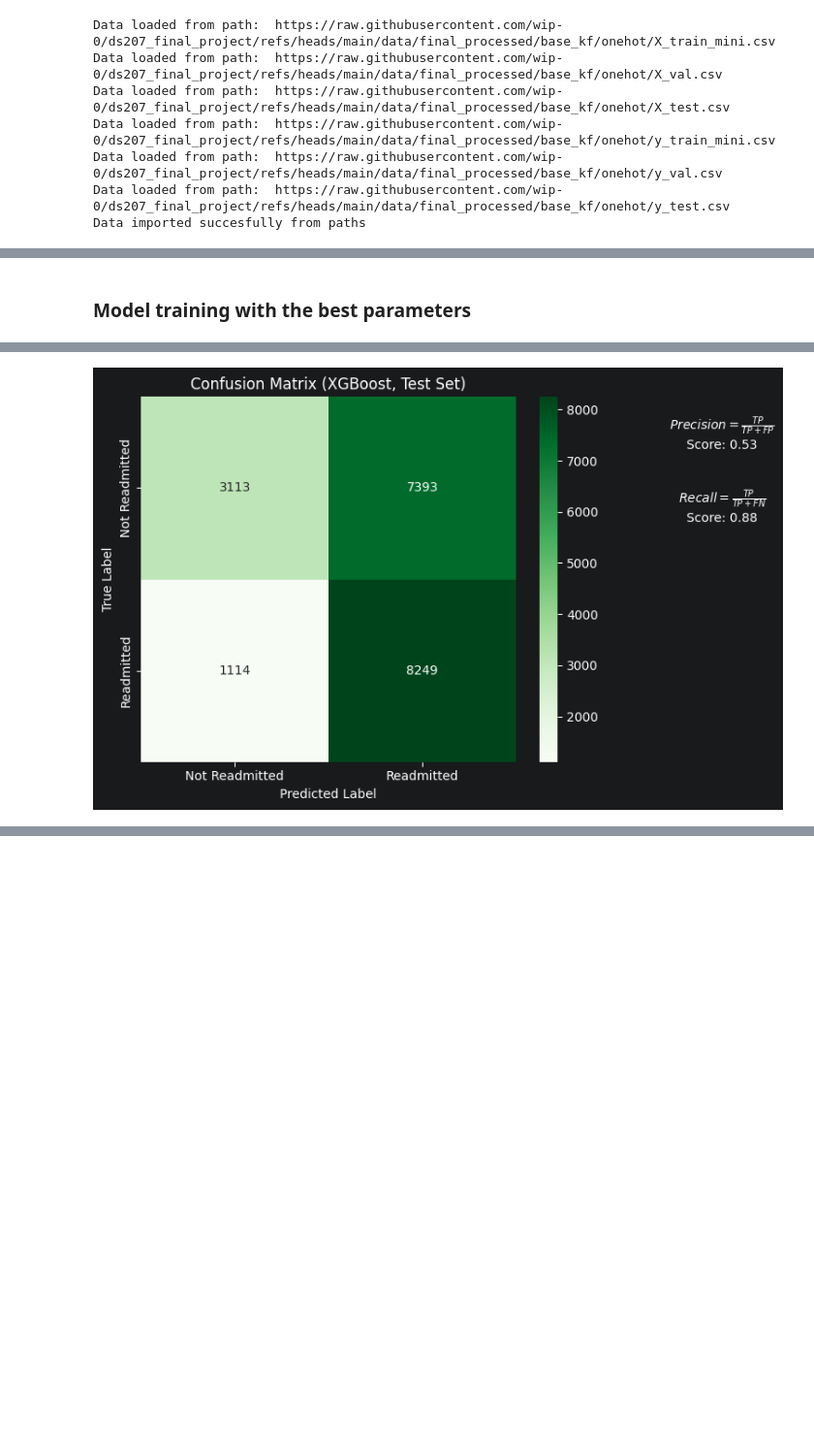
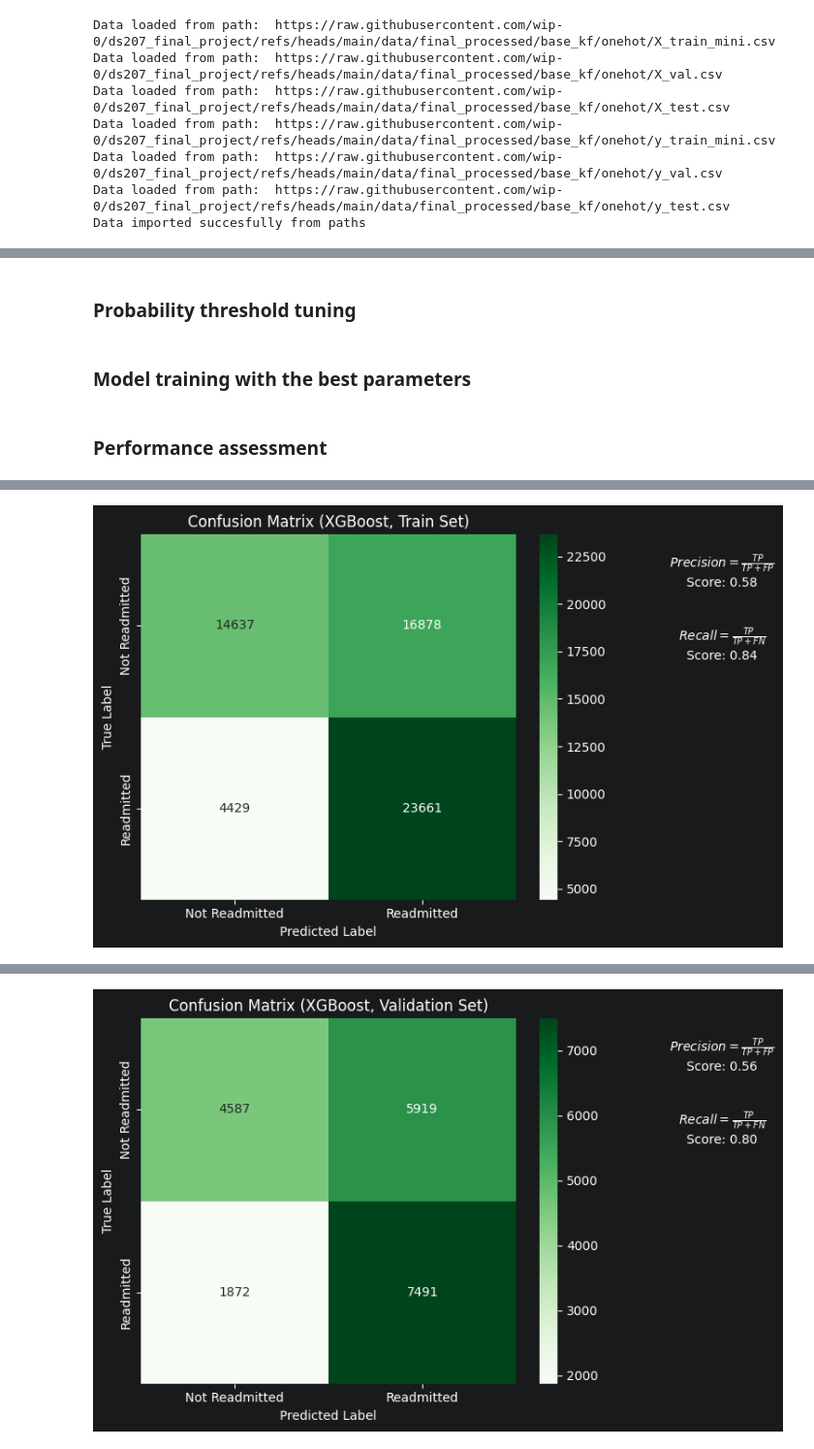
Before and after one commit to wip-0/ds207_final_project, a Jupyter notebook: notebook/gradient_boosting/xgboost.ipynb, the cells around one changed output, grey strips where cells are left out. Shown at 97% size. Saved outputs shown, nothing was run; the diff lists cells and outputs as text; code cells hidden in the pictures; blank space fills up the shorter version.

Commit message:
Added boosting notebooks and results

```diff
--- a/notebook/gradient_boosting/xgboost.ipynb
+++ b/notebook/gradient_boosting/xgboost.ipynb
@@ -229,0 +175,2 @@ accuracy: 0.6213196436660123
+# %% [markdown]
+### Probability threshold tuning
@@ -237,27 +226,74 @@ if not MODEL_LOAD:
     with open(os.path.join(os.getcwd(), TUNE_OUTPUT), 'r') as f:
         best_params = json.load(f)
 
+    final_params = deepcopy(fixed_params)
+    final_params.update(best_params)
+
     # Fit the model
-    model = XGBClassifier(**best_params)
+    model = XGBClassifier(**final_params)
     model.fit(X_train,
               y_train,
-              eval_set=[(X_val, y_val)],
-              verbose=False
               )
 
     # Save model
     if MODEL_SAVE:
-       model.save_model(os.path.join(os.getcwd(), MODEL_OUTPUT))
+        joblib.dump(model, os.path.join(os.getcwd(), MODEL_OUTPUT))
 
 # Load model
 else:
-    model = XGBClassifier()
-    model.load_model(os.path.join(os.getcwd(), MODEL_OUTPUT))
+    model = joblib.load(os.path.join(os.getcwd(), MODEL_OUTPUT))
+# %% [markdown]
+### Performance assessment
 # %%
+# Load prob threshold
+with open(os.path.join(os.getcwd(), TUNE_PROB_OUTPUT), 'r') as f:
+    best_th = json.load(f)['best_th']
+
 # Predict outcomes
-y_pred_train = model.predict(X_train)
-y_pred_test = model.predict(X_test)
+y_pred_train = (model.predict_proba(X_train)[:, 1] >= best_th) * 1
+y_pred_val = (model.predict_proba(X_val)[:, 1] >= best_th) * 1
+y_pred_test = (model.predict_proba(X_test)[:, 1] >= best_th) * 1
 
+# Train results
+print('### Train results ###')
+recall, precision, f1, acc,  cl_report = \
+evaluate_predictions(true_values=y_train,
+                     predictions=y_pred_train,
+                     print_class_report=True)
+print('f1:', f1)
+print('recall:', recall)
+print('precision:', precision)
+print('accuracy:', acc)
+print('\n')
+results_cm_train = plot_confusion_matrix(y_train,
+                                         y_pred_train,
+                                         class_names=['Not Readmitted', 'Readmitted'],
+                                         fig_size=(8,5),
+                                         title='Confusion Matrix (XGBoost, Train Set)',
+                                         colour_map='Greens'
+                                         )
+
+# Test results
+print('### Validation results ###')
+recall, precision, f1, acc,  cl_report = \
+evaluate_predictions(true_values=y_val,
+                     predictions=y_pred_val,
+                     print_class_report=True)
+print('f1:', f1)
+print('recall:', recall)
+print('precision:', precision)
+print('accuracy:', acc)
+print('\n')
+results_cm_val = plot_confusion_matrix(y_val,
+                                       y_pred_val,
+                                       class_names=['Not Readmitted', 'Readmitted'],
+                                       fig_size=(8,5),
+                                       title='Confusion Matrix (XGBoost, Validation Set)',
+                                       colour_map='Greens'
+                                       )
+
+# Test results
+print('### Test results ###')
 recall, precision, f1, acc,  cl_report = \
 evaluate_predictions(true_values=y_test,
                      predictions=y_pred_test,
@@ -266,10 +302,9 @@ print('f1:', f1)
 print('recall:', recall)
 print('precision:', precision)
 print('accuracy:', acc)
-
-# confusion matrix-validation set
+print('\n')
 results_cm_test = plot_confusion_matrix(y_test,
-                                        y_pred_test, #test set predictions
+                                        y_pred_test,
                                         class_names=['Not Readmitted', 'Readmitted'],
                                         fig_size=(8,5),
                                         title='Confusion Matrix (XGBoost, Test Set)',
@@ -292 +328 @@ accuracy: 0.5718455886053652
-[figure, old version]
+[figure, new version]
@@ -292,0 +343 @@ accuracy: 0.5718455886053652
+[figure, added]
```
Also changed, not shown: parts of 10 cells of this notebook, 23 other files.
